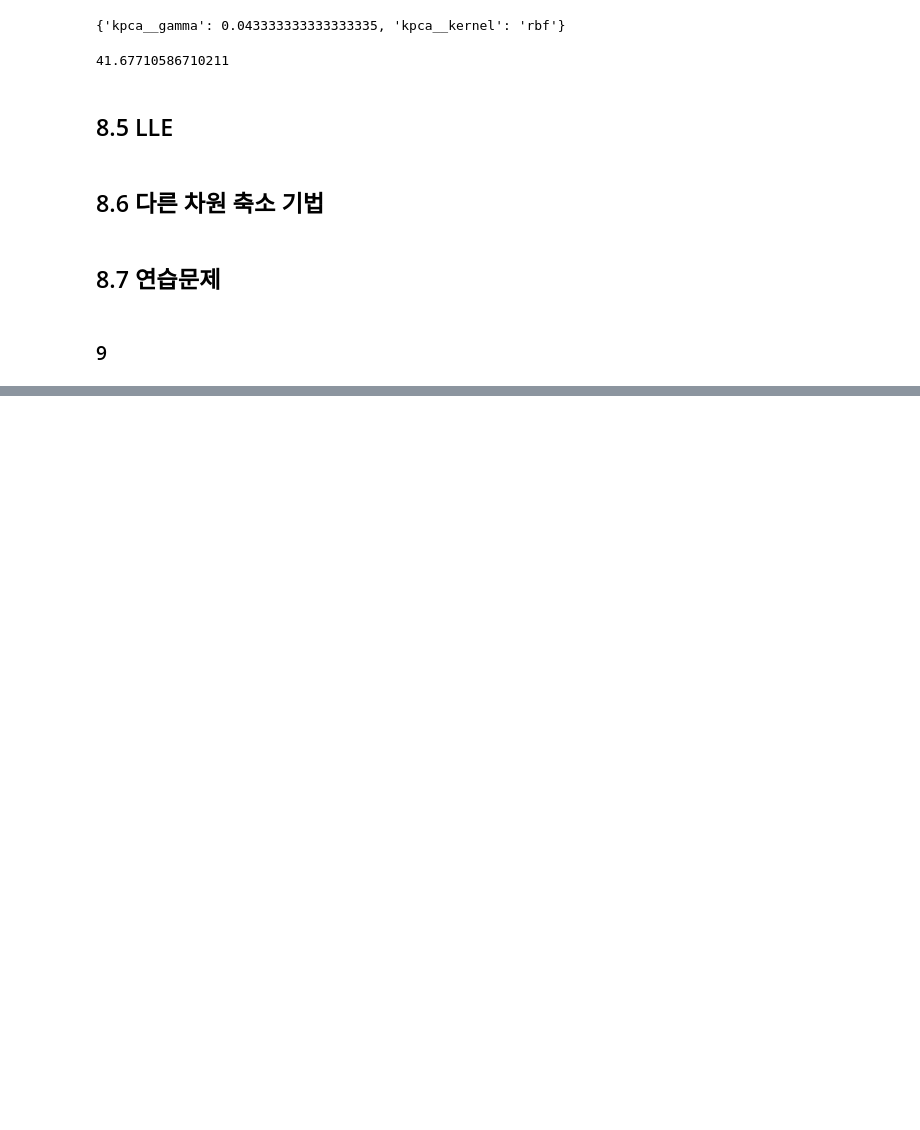
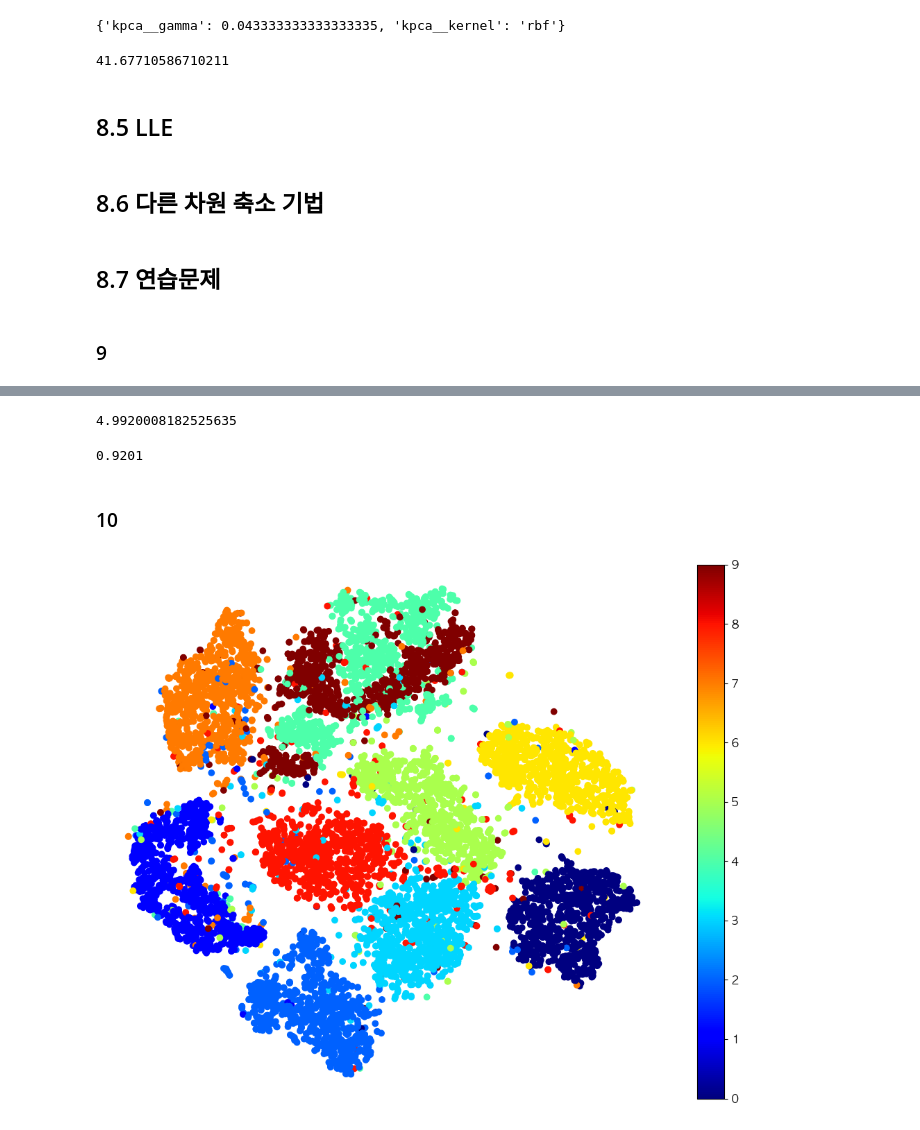
Before and after one commit to oneash98/HandsOnML, a Jupyter notebook: codes/08_dimensionality_reduction.ipynb, the cells around one changed output, grey strips where cells are left out. Saved outputs shown, nothing was run; the diff lists cells and outputs as text; code cells hidden in the pictures; blank space fills up the shorter version.

```diff
--- a/codes/08_dimensionality_reduction.ipynb
+++ b/codes/08_dimensionality_reduction.ipynb
@@ -177,0 +225,7 @@ X_reduced = lle.fit_transform(X)
+# %%
+from sklearn.linear_model import LogisticRegression
+
+log_clf = LogisticRegression(multi_class="multinomial", solver='lbfgs', random_state=42)
+t0 = time.time()
+log_clf.fit(X_train, y_train)
+t1 = time.time()
@@ -177,0 +249,5 @@ X_reduced = lle.fit_transform(X)
+# %%
+log_clf2 = LogisticRegression(multi_class="multinomial", solver="lbfgs", random_state=42)
+t0 = time.time()
+log_clf2.fit(X_train_reduced, y_train)
+t1 = time.time()
@@ -177,0 +262,32 @@ X_reduced = lle.fit_transform(X)
+# %%
+t1 - t0
+# %% [output]
+4.9920008182525635
+# %%
+y_pred = log_clf2.predict(X_test_reduced)
+accuracy_score(y_test, y_pred)
+# %% [output]
+0.9201
+# %% [markdown]
+### 10
+# %%
+np.random.seed(42)
+
+m = 10000
+idx = np.random.permutation(60000)[:m]
+
+X = X_train[idx]
+y = y_train[idx]
+# %%
+from sklearn.manifold import TSNE
+
+tsne = TSNE(n_components=2, random_state=42)
+X_reduced = tsne.fit_transform(X)
+# %%
+plt.figure(figsize=(13, 10))
+plt.scatter(X_reduced[:, 0], X_reduced[:, 1], c=y, cmap='jet')
+plt.axis('off')
+plt.colorbar()
+plt.show()
+# %% [output]
+[figure, added]
```
Also changed, not shown: parts of 16 cells of this notebook.
